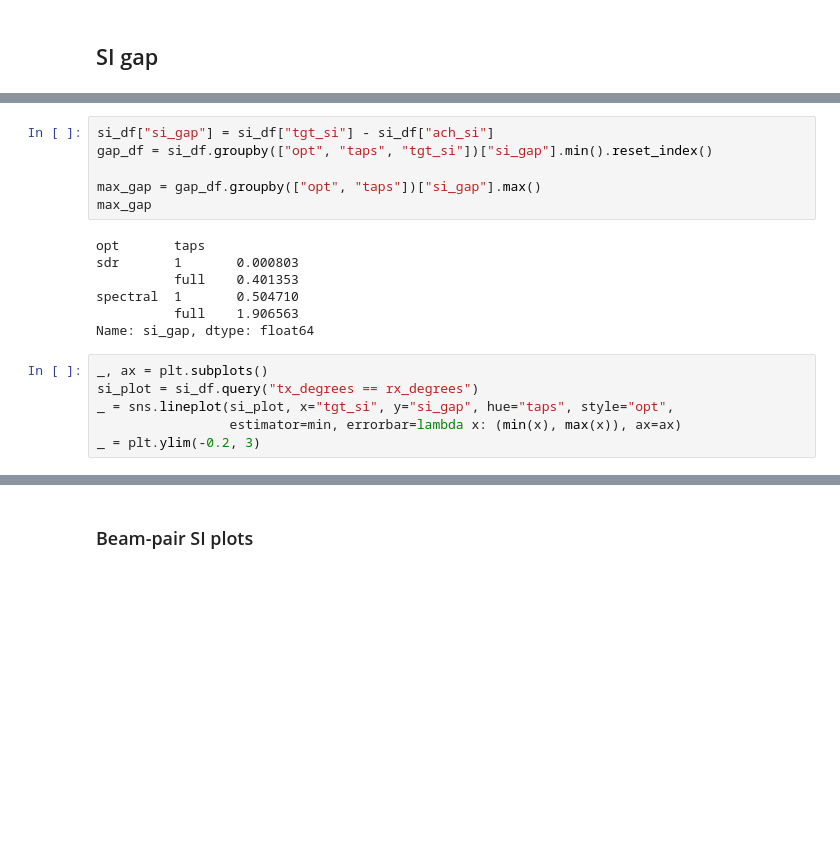
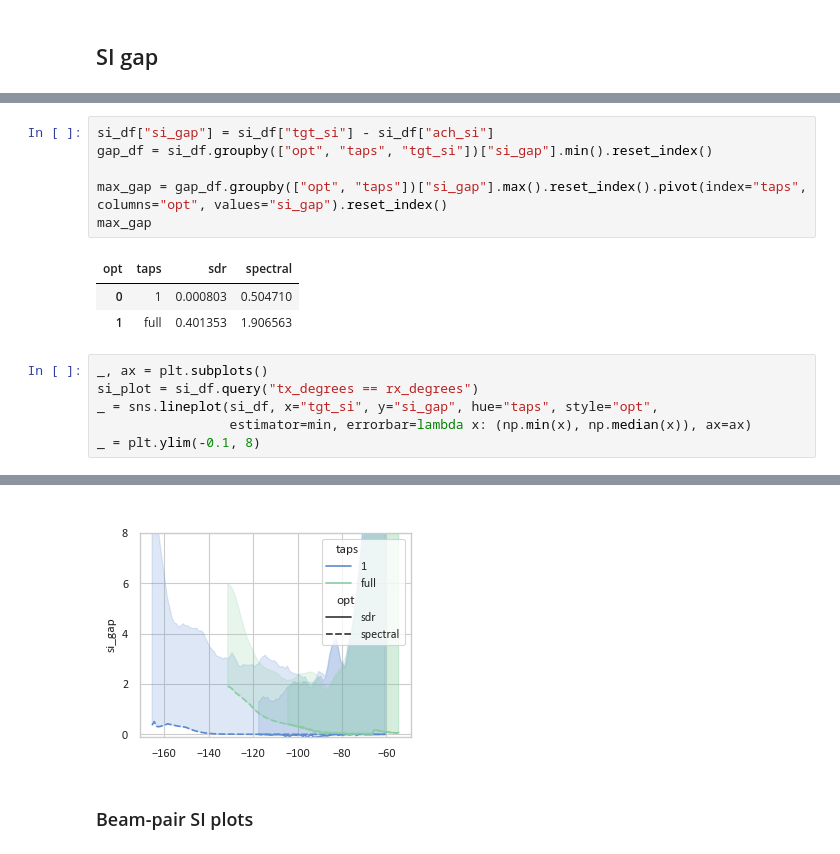
Before and after one commit to rodrihgh/CISSIR, a Jupyter notebook: notebooks/analysis/feasibility.ipynb, the cells around one changed output, grey strips where cells are left out. Cells and saved outputs as stored; diff of their text form; blank space fills up the shorter version.

```diff
--- a/notebooks/analysis/feasibility.ipynb
+++ b/notebooks/analysis/feasibility.ipynb
@@ -124,19 +123,16 @@ si_df
 si_df["si_gap"] = si_df["tgt_si"] - si_df["ach_si"]
 gap_df = si_df.groupby(["opt", "taps", "tgt_si"])["si_gap"].min().reset_index()
 
-max_gap = gap_df.groupby(["opt", "taps"])["si_gap"].max()
+max_gap = gap_df.groupby(["opt", "taps"])["si_gap"].max().reset_index().pivot(index="taps", columns="opt", values="si_gap").reset_index()
 max_gap
 # %% [output]
-opt       taps
-sdr       1       0.000803
-          full    0.401353
-spectral  1       0.504710
-          full    1.906563
-Name: si_gap, dtype: float64
+| opt | taps | sdr | spectral |
+| 0 | 1 | 0.000803 | 0.504710 |
+| 1 | full | 0.401353 | 1.906563 |
 # %%
 _, ax = plt.subplots()
 si_plot = si_df.query("tx_degrees == rx_degrees")
-_ = sns.lineplot(si_plot, x="tgt_si", y="si_gap", hue="taps", style="opt",
-                 estimator=min, errorbar=lambda x: (min(x), max(x)), ax=ax)
-_ = plt.ylim(-0.2, 3)
+_ = sns.lineplot(si_df, x="tgt_si", y="si_gap", hue="taps", style="opt",
+                 estimator=min, errorbar=lambda x: (np.min(x), np.median(x)), ax=ax)
+_ = plt.ylim(-0.1, 8)
 # %% [output]
@@ -145,3 +139,4 @@ _ = plt.ylim(-0.2, 3)
+[figure, added]
 # %% [markdown]
 ### Beam-pair SI plots
 # %%
```
Also changed, not shown: parts of 5 cells of this notebook.
